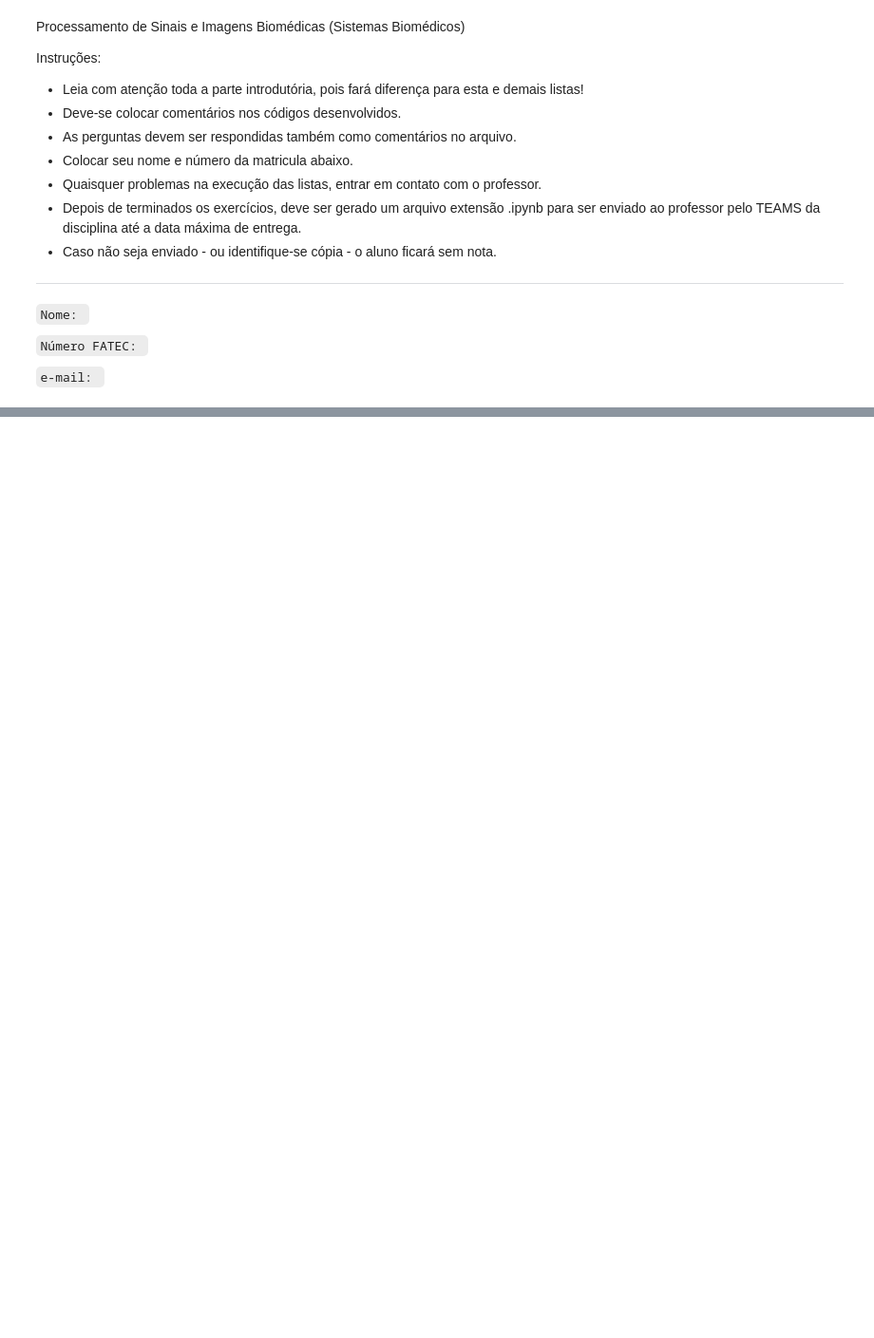
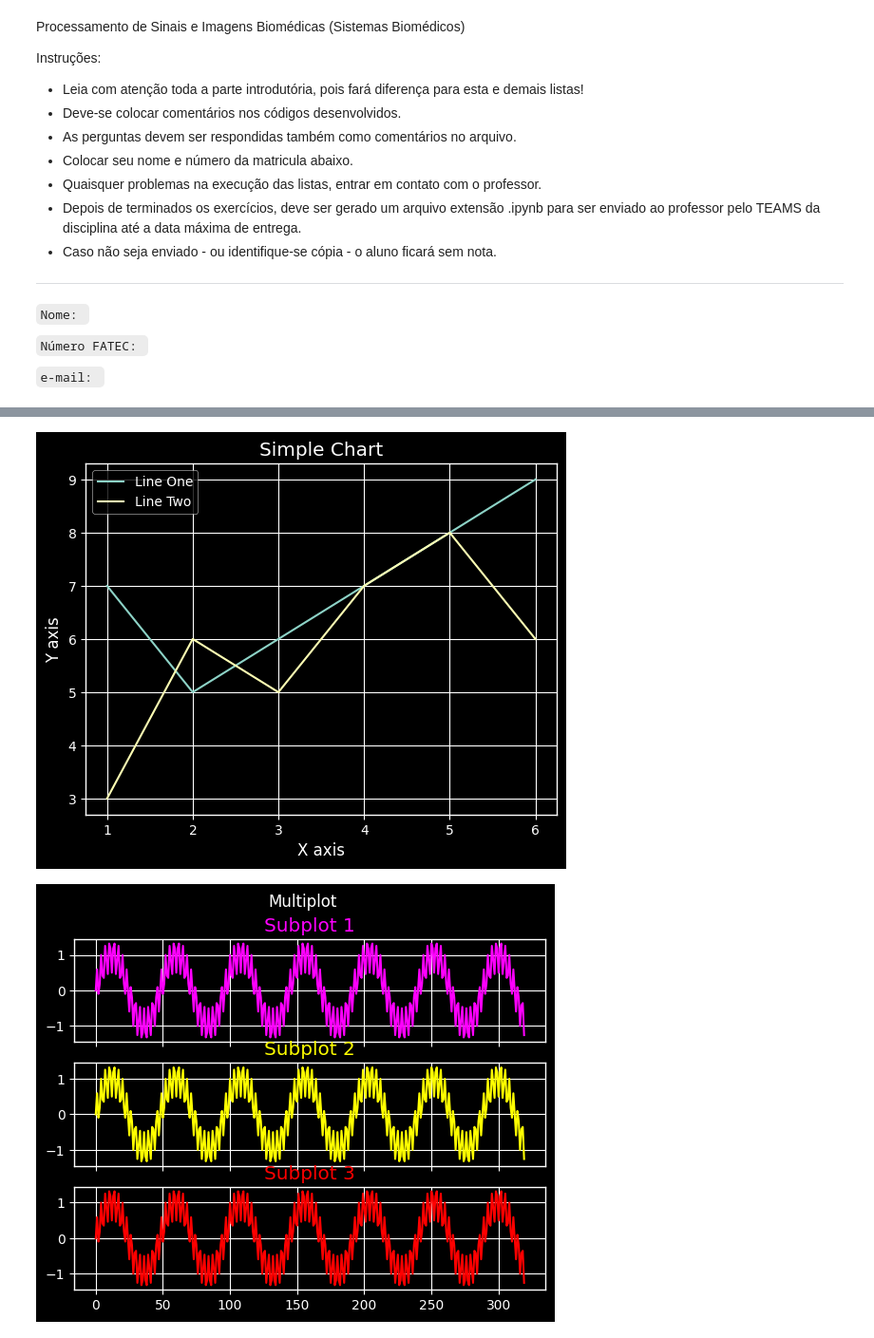
Before and after one commit to raphaelPinheiro26/Processamento-de-Sinais-e-Imagens---Fatec-RP, a Jupyter notebook: Processamento_Estatístico_e_Convolução.ipynb, the cells around one changed output, grey strips where cells are left out. Shown at 95% size. Drawn from its saved outputs; the diff is of its cells as text; code cells hidden in the pictures; blank space fills up the shorter version.

```diff
--- a/Processamento_Estatístico_e_Convolução.ipynb
+++ b/Processamento_Estatístico_e_Convolução.ipynb
@@ -506,0 +97,76 @@ Crie uma função que receba como parâmetro uma lista com valores numéricos e
+# %%
+#PyPlot Lib
+
+from matplotlib import pyplot as plt
+from matplotlib import style
+
+x =[1,2,3,4,5,6]
+y =[7,5,6,7,8,9]
+
+x2 =[1,2,3,4,5,6]
+y2 =[3,6,5,7,8,6]
+
+
+style.use('dark_background')
+plt.plot(x,y,label ='Line One')
+plt.plot(x2,y2,label ='Line Two')
+plt.xlabel('X axis')
+plt.ylabel('Y axis')
+plt.title('Simple Chart')
+
+plt.legend()
+plt.show()
+
+# SubPlot
+
+from matplotlib import pyplot as plt
+from matplotlib import style
+
+style.use('ggplot')
+style.use('dark_background')
+f,pltr_arr = plt.subplots(3,sharex = True)
+f.suptitle('Multiplot')
+
+pltr_arr[0].plot(InputSignal_1kHz_15kHz, color='magenta')
+pltr_arr[0].set_title('Subplot 1', color = 'magenta')
+
+pltr_arr[1].plot(InputSignal_1kHz_15kHz, color='yellow')
+pltr_arr[1].set_title('Subplot 2', color = 'yellow')
+
+pltr_arr[2].plot(InputSignal_1kHz_15kHz, color = 'red')
+pltr_arr[2].set_title('Subplot 3', color = 'red')
+
+plt.show()
+
+
+# Gerando Sinais
+from scipy import signal
+import numpy as np
+from matplotlib import pyplot as plt
+from matplotlib import style
+
+#Siganl sampling rate 20000Hz
+
+t = np.linspace(0,1.0,2001)
+
+sig_5Hz = np.sin(2*np.pi*5*t)
+sig_250Hz = np.sin(2*np.pi*250*t)
+sig_5Hz_250Hz = sig_5Hz + sig_250Hz
+
+style.use('dark_background')
+f,plt_arr = plt.subplots(3, sharex=True)
+f.suptitle('Signal Generation')
+
+plt_arr[0].plot(sig_5Hz,color ='yellow')
+plt_arr[0].set_title('5Hz signal', color ='yellow')
+
+plt_arr[1].plot(sig_250Hz,color ='yellow')
+plt_arr[1].set_title('250Hz signal', color ='yellow')
+
+plt_arr[2].plot(sig_5Hz_250Hz,color ='cyan')
+plt_arr[2].set_title('Combined 5Hz and 250Hz signal', color ='cyan')
+
+plt.show()
+# %% [output]
+[figure, added]
+[figure, added]
```
Also changed, not shown: parts of 59 cells of this notebook.
